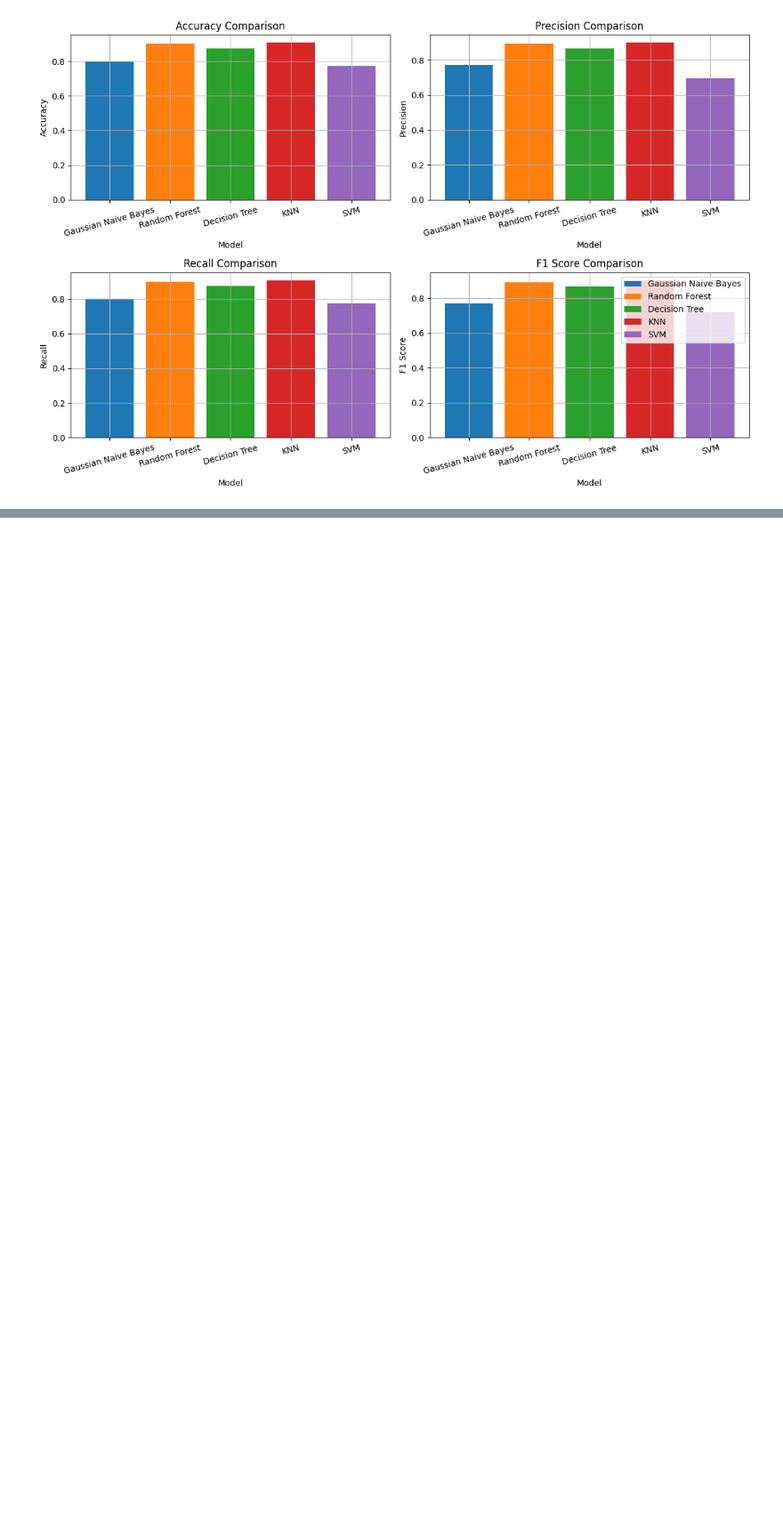
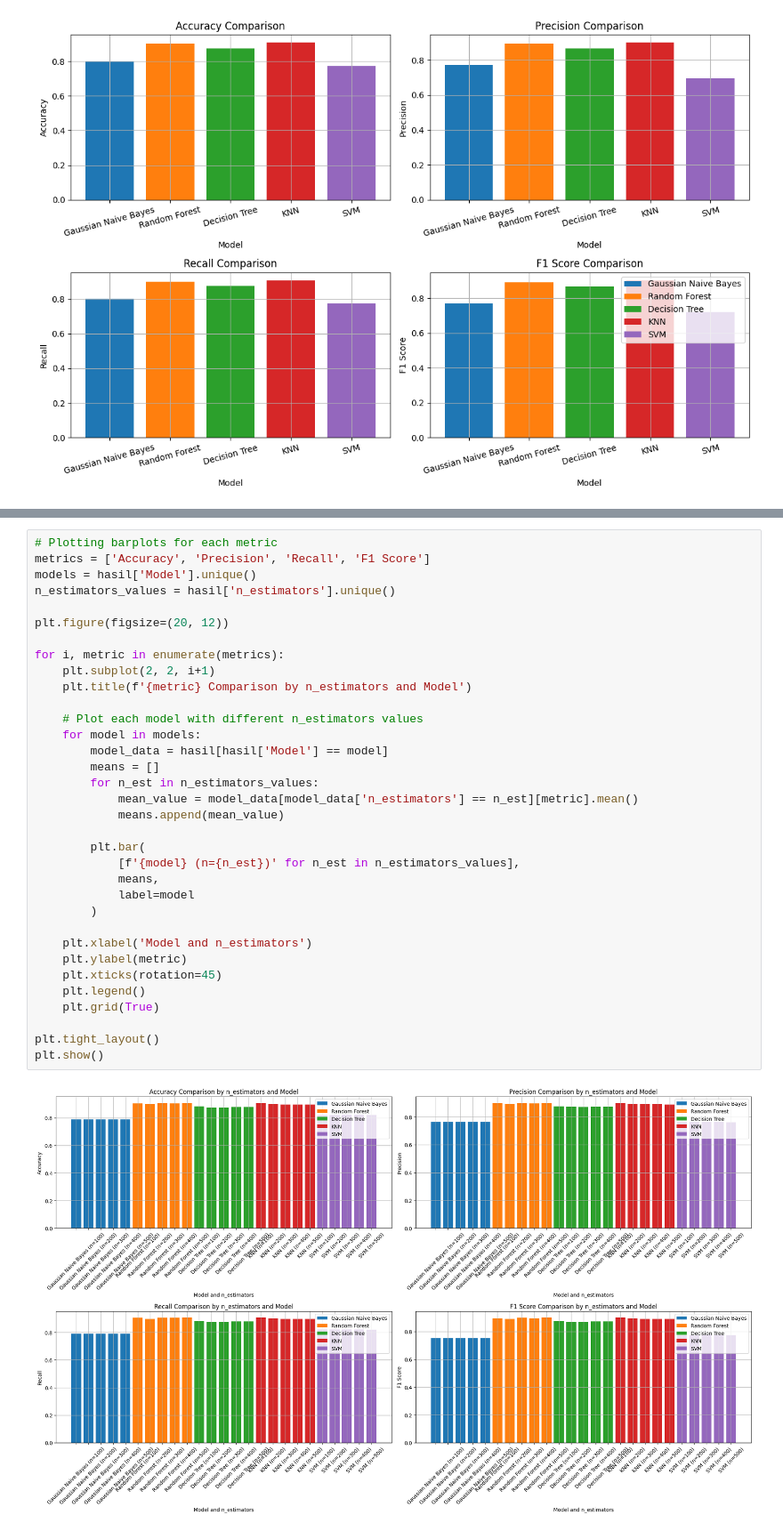
Before and after one commit to rezabdl/Bagging, a Jupyter notebook: bagging.ipynb, the cells around one changed output, grey strips where cells are left out. Shown at 89% size. Cells and saved outputs as stored; diff of their text form; blank space fills up the shorter version.

```diff
--- a/bagging.ipynb
+++ b/bagging.ipynb
@@ -411,0 +809,36 @@ plt.show()
+# %%
+# Plotting barplots for each metric
+metrics = ['Accuracy', 'Precision', 'Recall', 'F1 Score']
+models = hasil['Model'].unique()
+n_estimators_values = hasil['n_estimators'].unique()
+
+plt.figure(figsize=(20, 12))
+
+for i, metric in enumerate(metrics):
+    plt.subplot(2, 2, i+1)
+    plt.title(f'{metric} Comparison by n_estimators and Model')
+
+    # Plot each model with different n_estimators values
+    for model in models:
+        model_data = hasil[hasil['Model'] == model]
+        means = []
+        for n_est in n_estimators_values:
+            mean_value = model_data[model_data['n_estimators'] == n_est][metric].mean()
+            means.append(mean_value)
+
+        plt.bar(
+            [f'{model} (n={n_est})' for n_est in n_estimators_values],
+            means,
+            label=model
+        )
+
+    plt.xlabel('Model and n_estimators')
+    plt.ylabel(metric)
+    plt.xticks(rotation=45)
+    plt.legend()
+    plt.grid(True)
+
+plt.tight_layout()
+plt.show()
+# %% [output]
+[figure, added]
```
Also changed, not shown: parts of 14 cells of this notebook.
